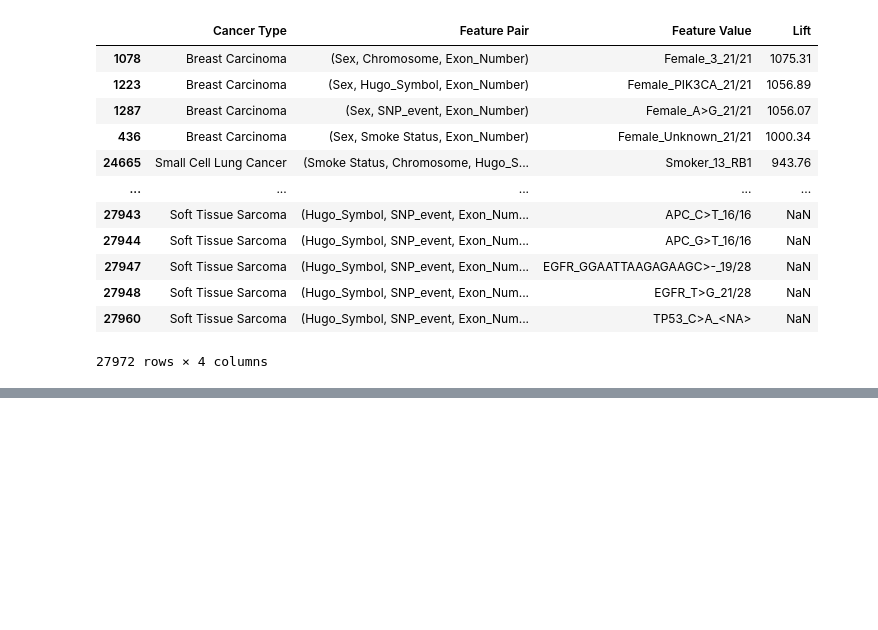
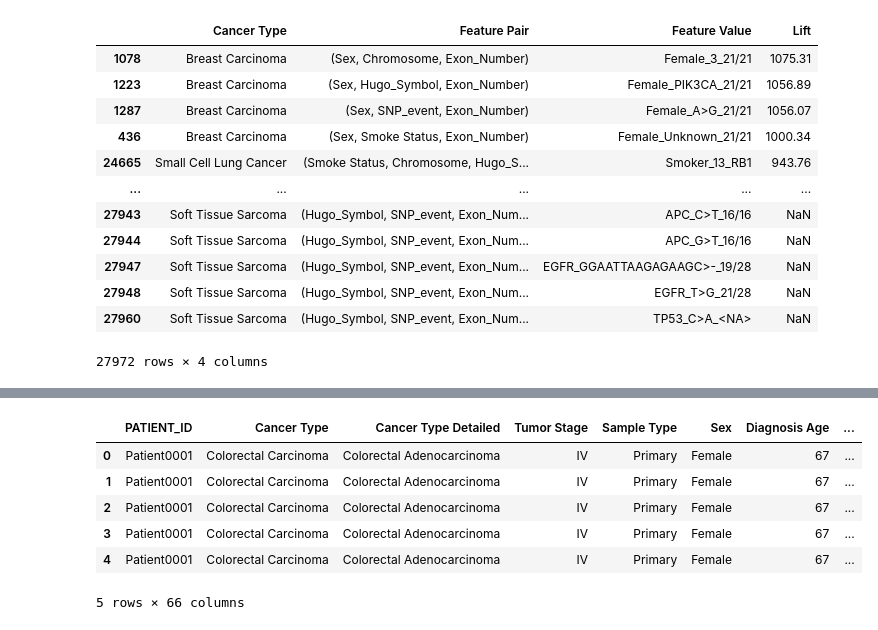
Before and after one commit to Taneun/OncoHypothesis-LLM-Ranker, a Jupyter notebook: pan_cancer/tal_data_preprocessing_new.ipynb, the cells around one changed output, grey strips where cells are left out. Saved outputs shown, nothing was run; the diff lists cells and outputs as text; code cells hidden in the pictures; blank space fills up the shorter version.

```diff
--- a/pan_cancer/tal_data_preprocessing_new.ipynb
+++ b/pan_cancer/tal_data_preprocessing_new.ipynb
@@ -427,0 +531,12 @@ filter_triple_data
+# %%
+data_for_rules = pd.read_csv('data_for_rules.csv')
+# %%
+data_for_rules.head()
+# %% [output]
+|  | PATIENT_ID | Cancer Type | Cancer Type Detailed | Tumor Stage | Sample Type | Sex | Diagnosis Age | ... |
+| 0 | Patient0001 | Colorectal Carcinoma | Colorectal Adenocarcinoma | IV | Primary | Female | 67 | ... |
+| 1 | Patient0001 | Colorectal Carcinoma | Colorectal Adenocarcinoma | IV | Primary | Female | 67 | ... |
+| 2 | Patient0001 | Colorectal Carcinoma | Colorectal Adenocarcinoma | IV | Primary | Female | 67 | ... |
+| 3 | Patient0001 | Colorectal Carcinoma | Colorectal Adenocarcinoma | IV | Primary | Female | 67 | ... |
+| 4 | Patient0001 | Colorectal Carcinoma | Colorectal Adenocarcinoma | IV | Primary | Female | 67 | ... |
+5 rows × 66 columns
```
Also changed, not shown: parts of 17 cells of this notebook, 1 other file.
